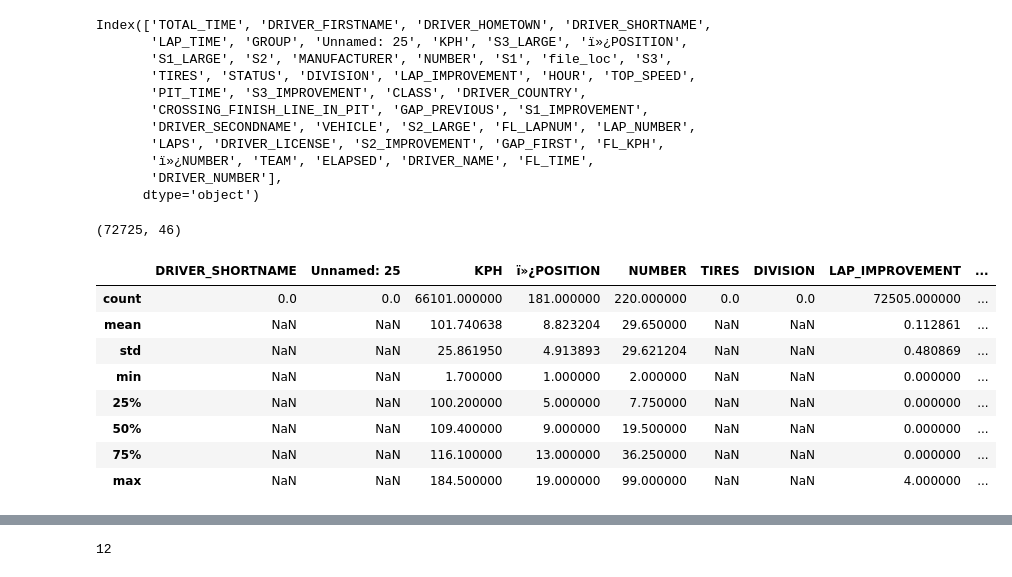
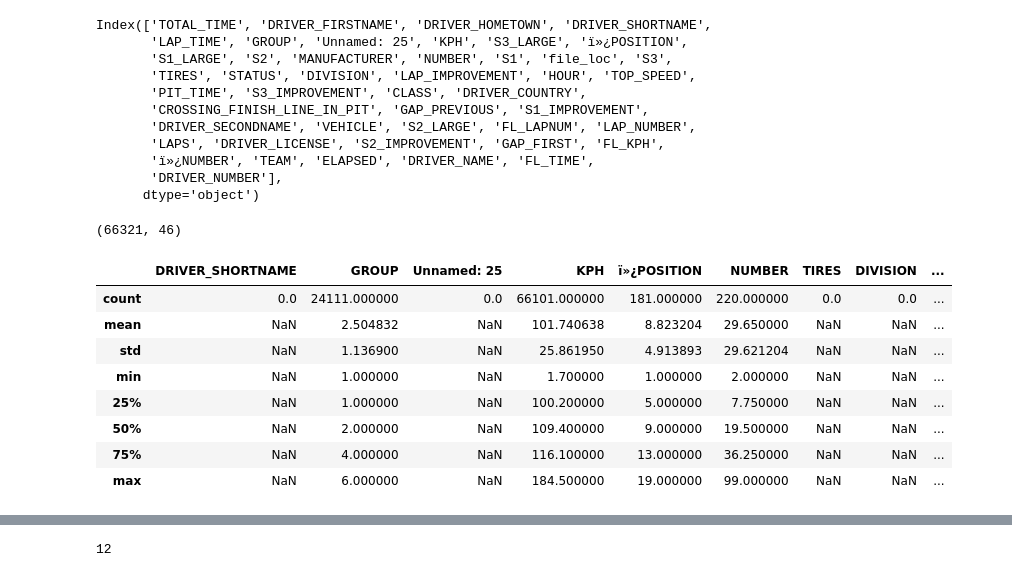
Before and after one commit to Aishwarya4823/Formula-E-Racing-Lap-Prediction-Using-Machine-Learning, a Jupyter notebook: Data Preprocessing - Train.ipynb, the cells around one changed output, grey strips where cells are left out. Cells and saved outputs as stored; diff of their text form; code cells hidden in the pictures.

Commit message:
Clean Train-1

```diff
--- a/Data Preprocessing - Train.ipynb
+++ b/Data Preprocessing - Train.ipynb
@@ -31,43 +31,43 @@ data_14 = pd.read_csv('./cleaned/2014-2015.CSV')
 data_15 = pd.read_csv('./cleaned/2015-2016.CSV')
 data_16 = pd.read_csv('./cleaned/2016-2017.CSV')
 data_17 = pd.read_csv('./cleaned/2017-2018.CSV')
-data_18 = pd.read_csv('./cleaned/2018-2019.CSV')
+# data_18 = pd.read_csv('./cleaned/2018-2019.CSV')
 #data_test = pd.read_csv('./cleaned/Test.CSV')
 
 col14 = data_14.columns
 col15 = data_15.columns
 col16 = data_16.columns
 col17 = data_17.columns
 col18 = data_18.columns
 #test_d = data_test.columns
 all_cols = list(set(col14) | set(col15) | set(col16) |set(col17) |set(col18))
 common_cols = list(set(col14) & set(col15) & set(col16) & set(col17) & set(col18))
 all_contest_data = ['./cleaned/2014-2015.CSV','./cleaned/2015-2016.CSV','./cleaned/2016-2017.CSV',
-                    './cleaned/2017-2018.CSV','./cleaned/2018-2019.CSV']
+                    './cleaned/2017-2018.CSV']
 df = pd.concat(pd.read_csv(f)[common_cols] for f in all_contest_data)
 df.columns
 df.shape
 df.to_csv('./cleaned_train/contest_data.csv', index = False) #No test data
 df.describe()
 # %% [output]
 Index(['TOTAL_TIME', 'DRIVER_FIRSTNAME', 'DRIVER_HOMETOWN', 'DRIVER_SHORTNAME',
        'LAP_TIME', 'GROUP', 'Unnamed: 25', 'KPH', 'S3_LARGE', 'ï»¿POSITION',
        'S1_LARGE', 'S2', 'MANUFACTURER', 'NUMBER', 'S1', 'file_loc', 'S3',
        'TIRES', 'STATUS', 'DIVISION', 'LAP_IMPROVEMENT', 'HOUR', 'TOP_SPEED',
        'PIT_TIME', 'S3_IMPROVEMENT', 'CLASS', 'DRIVER_COUNTRY',
        'CROSSING_FINISH_LINE_IN_PIT', 'GAP_PREVIOUS', 'S1_IMPROVEMENT',
        'DRIVER_SECONDNAME', 'VEHICLE', 'S2_LARGE', 'FL_LAPNUM', 'LAP_NUMBER',
        'LAPS', 'DRIVER_LICENSE', 'S2_IMPROVEMENT', 'GAP_FIRST', 'FL_KPH',
        'ï»¿NUMBER', 'TEAM', 'ELAPSED', 'DRIVER_NAME', 'FL_TIME',
        'DRIVER_NUMBER'],
       dtype='object')
-(72725, 46)
+(66321, 46)
-|  | DRIVER_SHORTNAME | Unnamed: 25 | KPH | ï»¿POSITION | NUMBER | TIRES | DIVISION | LAP_IMPROVEMENT | ... |
-| count | 0.0 | 0.0 | 66101.000000 | 181.000000 | 220.000000 | 0.0 | 0.0 | 72505.000000 | ... |
-| mean | NaN | NaN | 101.740638 | 8.823204 | 29.650000 | NaN | NaN | 0.112861 | ... |
-| std | NaN | NaN | 25.861950 | 4.913893 | 29.621204 | NaN | NaN | 0.480869 | ... |
-| min | NaN | NaN | 1.700000 | 1.000000 | 2.000000 | NaN | NaN | 0.000000 | ... |
-| 25% | NaN | NaN | 100.200000 | 5.000000 | 7.750000 | NaN | NaN | 0.000000 | ... |
-| 50% | NaN | NaN | 109.400000 | 9.000000 | 19.500000 | NaN | NaN | 0.000000 | ... |
-| 75% | NaN | NaN | 116.100000 | 13.000000 | 36.250000 | NaN | NaN | 0.000000 | ... |
-| max | NaN | NaN | 184.500000 | 19.000000 | 99.000000 | NaN | NaN | 4.000000 | ... |
+|  | DRIVER_SHORTNAME | GROUP | Unnamed: 25 | KPH | ï»¿POSITION | NUMBER | TIRES | DIVISION | ... |
+| count | 0.0 | 24111.000000 | 0.0 | 66101.000000 | 181.000000 | 220.000000 | 0.0 | 0.0 | ... |
+| mean | NaN | 2.504832 | NaN | 101.740638 | 8.823204 | 29.650000 | NaN | NaN | ... |
+| std | NaN | 1.136900 | NaN | 25.861950 | 4.913893 | 29.621204 | NaN | NaN | ... |
+| min | NaN | 1.000000 | NaN | 1.700000 | 1.000000 | 2.000000 | NaN | NaN | ... |
+| 25% | NaN | 1.000000 | NaN | 100.200000 | 5.000000 | 7.750000 | NaN | NaN | ... |
+| 50% | NaN | 2.000000 | NaN | 109.400000 | 9.000000 | 19.500000 | NaN | NaN | ... |
+| 75% | NaN | 4.000000 | NaN | 116.100000 | 13.000000 | 36.250000 | NaN | NaN | ... |
+| max | NaN | 6.000000 | NaN | 184.500000 | 19.000000 | 99.000000 | NaN | NaN | ... |
```
Also changed, not shown: parts of 6 cells of this notebook, 15 other files.
